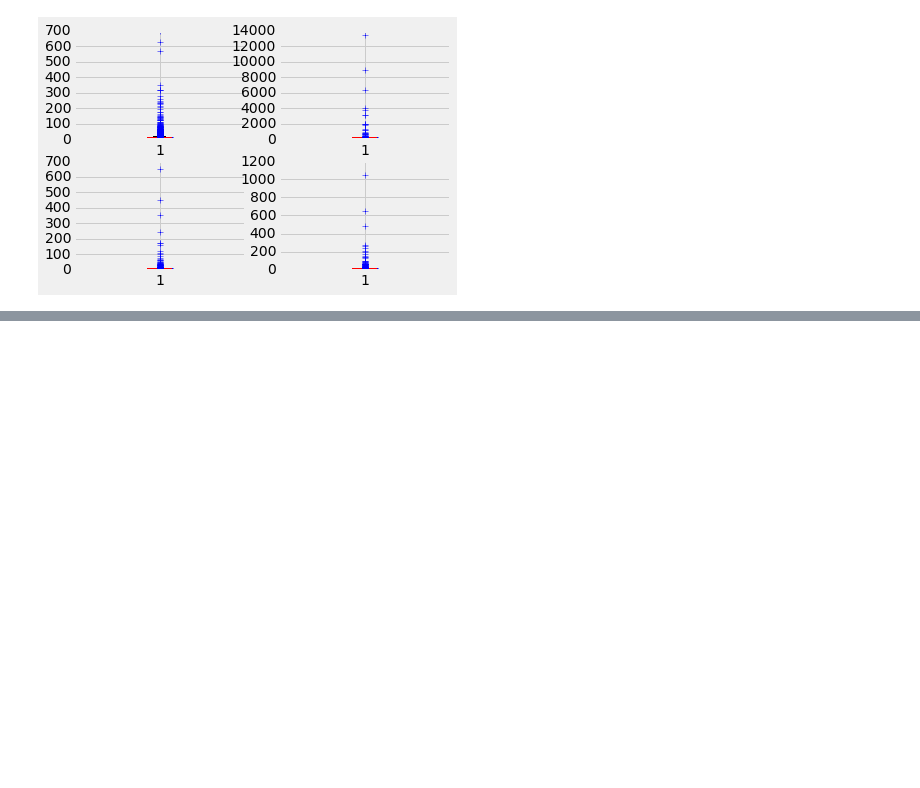
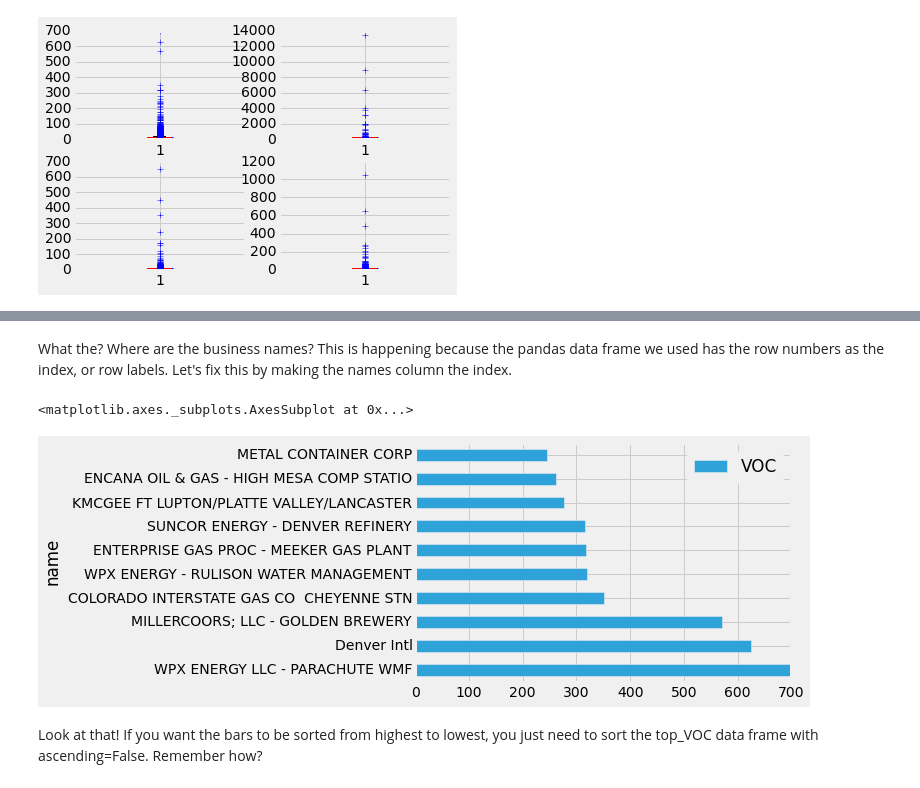
Before and after one commit to robroc/nicar16-visualizing-data-python, a Jupyter notebook: Visualizing data with Python - NICAR16.ipynb, the cells around one changed output, grey strips where cells are left out. Cells and saved outputs as stored; diff of their text form; code cells hidden in the pictures; blank space fills up the shorter version.

```diff
--- a/Visualizing data with Python - NICAR16.ipynb
+++ b/Visualizing data with Python - NICAR16.ipynb
@@ -192,0 +242,10 @@ Similar distributions across all pollutants. Now let's make a bar chart of the t
+# %% [markdown]
+What the? Where are the business names? This is happening because the pandas data frame we used has the row numbers as the index, or row labels. Let's fix this by making the names column the index.
+# %%
+top_VOC = top_VOC.set_index("name")
+top_VOC.plot(kind="barh")
+# %% [output]
+<matplotlib.axes._subplots.AxesSubplot at 0x...>
+[figure, added]
+# %% [markdown]
+Look at that! If you want the bars to be sorted from highest to lowest, you just need to sort the top_VOC data frame with ascending=False. Remember how?
```
Also changed, not shown: parts of 10 cells of this notebook.
